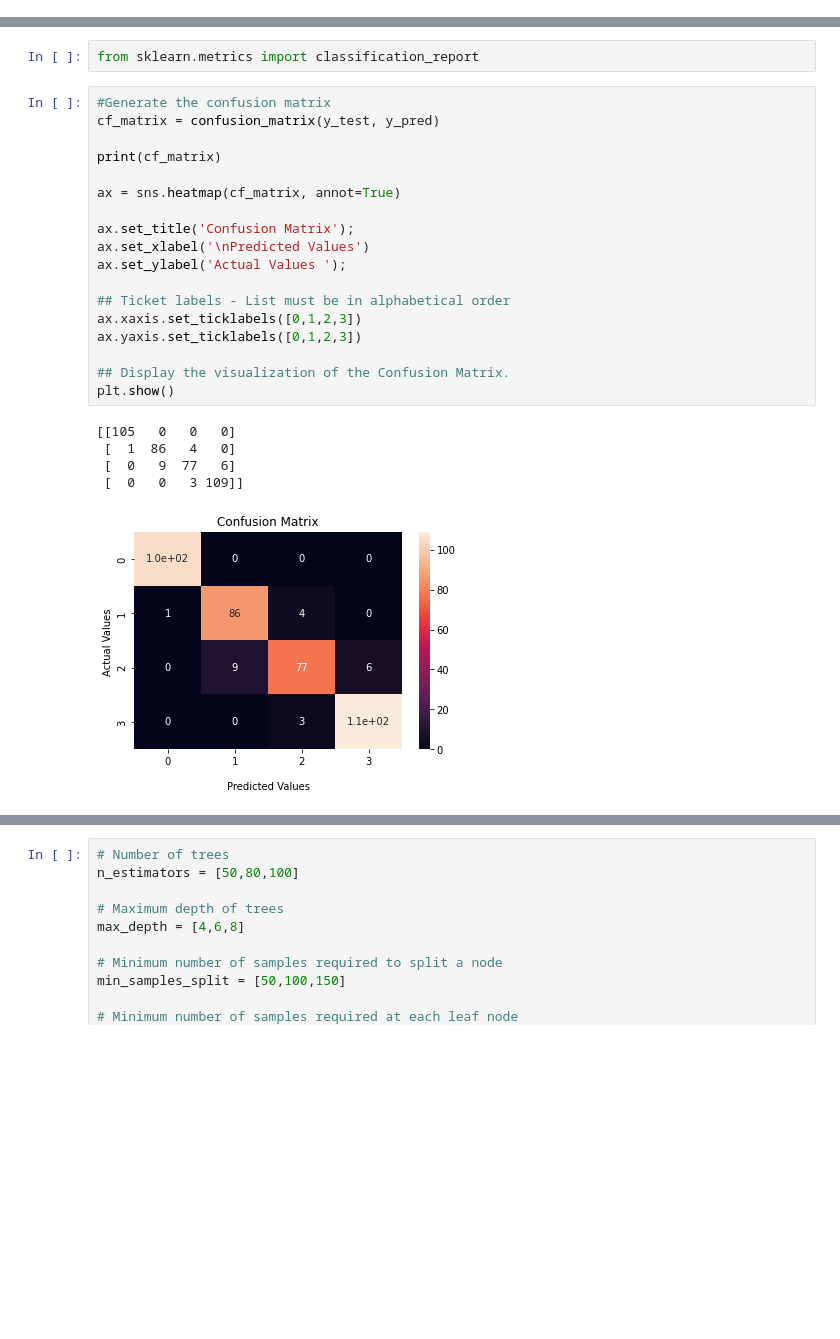
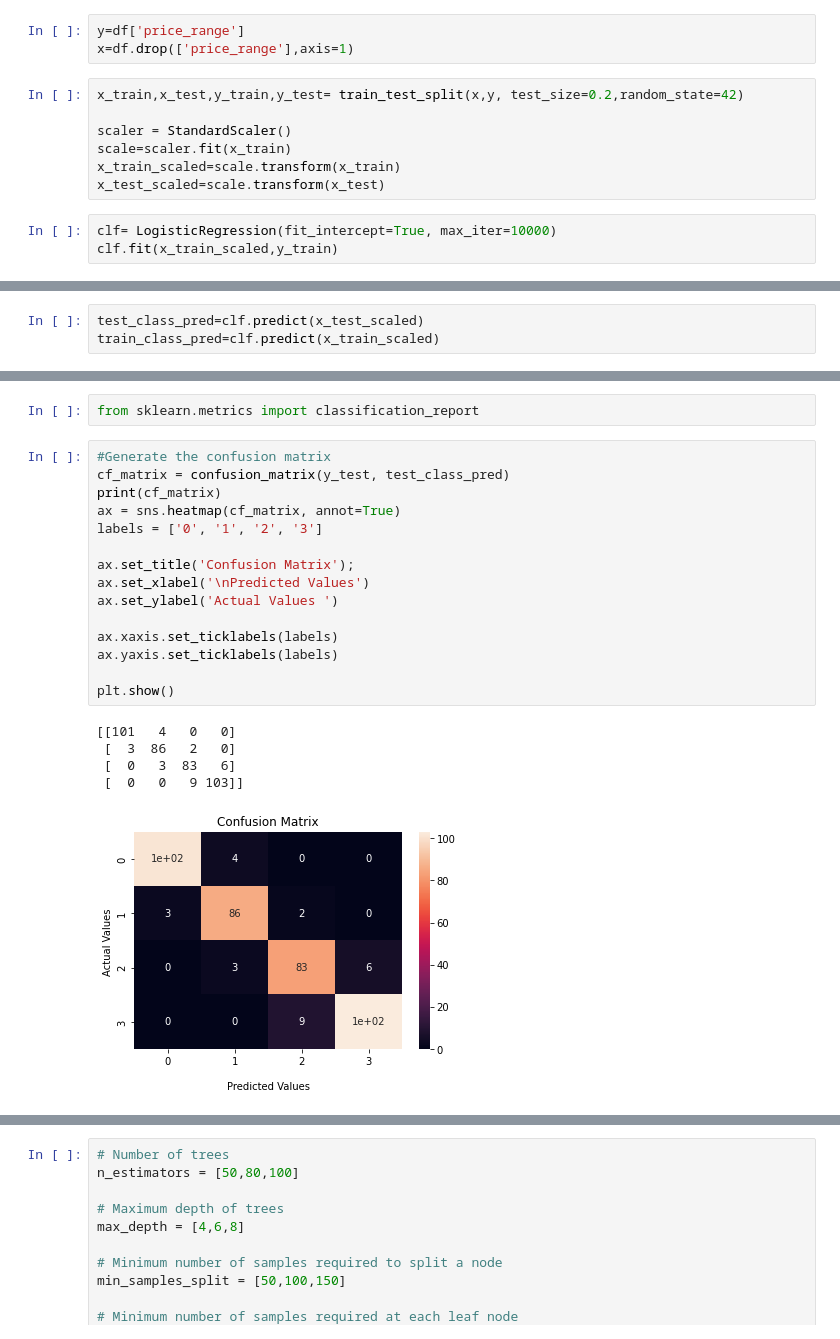
Before and after one commit to charann90/Mobile-Price-Range-Prediction, a Jupyter notebook: Mobile_price_Range_Prediction.ipynb, the cells around one changed output, grey strips where cells are left out. Drawn from its saved outputs; the diff is of its cells as text; blank space fills up the shorter version.

```diff
--- a/Mobile_price_Range_Prediction.ipynb
+++ b/Mobile_price_Range_Prediction.ipynb
@@ -290,0 +337,13 @@ y_pred=clf.predict(x_test)
+# %%
+y=df['price_range']
+x=df.drop(['price_range'],axis=1)
+# %%
+x_train,x_test,y_train,y_test= train_test_split(x,y, test_size=0.2,random_state=42)
+
+scaler = StandardScaler()
+scale=scaler.fit(x_train)
+x_train_scaled=scale.transform(x_train)
+x_test_scaled=scale.transform(x_test)
+# %%
+clf= LogisticRegression(fit_intercept=True, max_iter=10000)
+clf.fit(x_train_scaled,y_train)
@@ -291 +352,4 @@ y_pred=clf.predict(x_test)
+# %%
+test_class_pred=clf.predict(x_test_scaled)
+train_class_pred=clf.predict(x_train_scaled)
 # %%
@@ -310,26 +386,23 @@ Name: price_range, dtype: int64
 from sklearn.metrics import classification_report
 # %%
 #Generate the confusion matrix
-cf_matrix = confusion_matrix(y_test, y_pred)
-
+cf_matrix = confusion_matrix(y_test, test_class_pred)
 print(cf_matrix)
-
 ax = sns.heatmap(cf_matrix, annot=True)
+labels = ['0', '1', '2', '3']
 
 ax.set_title('Confusion Matrix');
 ax.set_xlabel('\nPredicted Values')
-ax.set_ylabel('Actual Values ');
+ax.set_ylabel('Actual Values ')
 
-## Ticket labels - List must be in alphabetical order
-ax.xaxis.set_ticklabels([0,1,2,3])
-ax.yaxis.set_ticklabels([0,1,2,3])
+ax.xaxis.set_ticklabels(labels)
+ax.yaxis.set_ticklabels(labels)
 
-## Display the visualization of the Confusion Matrix.
 plt.show()
 # %% [output]
-[[105   0   0   0]
- [  1  86   4   0]
- [  0   9  77   6]
- [  0   0   3 109]]
+[[101   4   0   0]
+ [  3  86   2   0]
+ [  0   3  83   6]
+ [  0   0   9 103]]
-[figure, old version]
+[figure, new version]
 # %%
```
Also changed, not shown: parts of 40 cells of this notebook.
